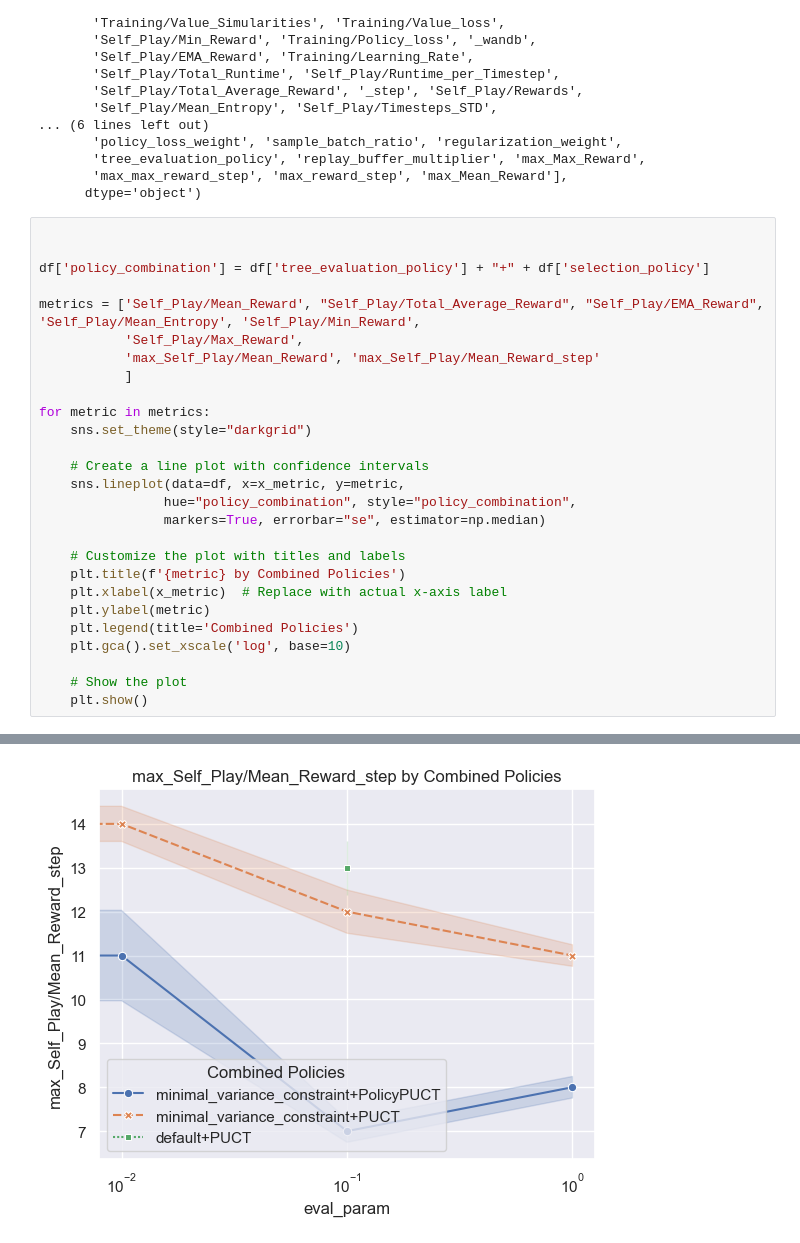
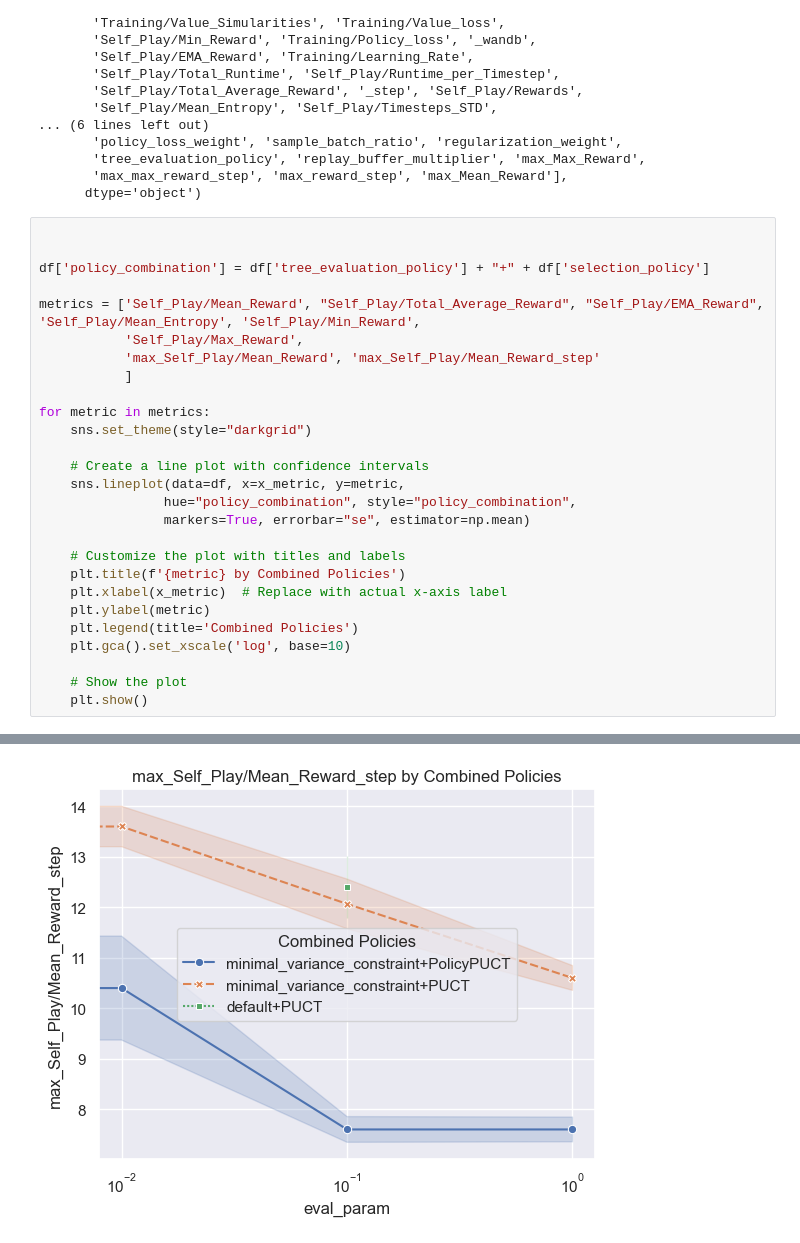
Before and after one commit to albinjal/GeneralAlphaZero, a Jupyter notebook: notebooks/first_experiment_analysis.ipynb, the cells around one changed output, grey strips where cells are left out. Drawn from its saved outputs; the diff is of its cells as text.

```diff
--- a/notebooks/first_experiment_analysis.ipynb
+++ b/notebooks/first_experiment_analysis.ipynb
@@ -83,7 +83,7 @@ for metric in metrics:
     # Create a line plot with confidence intervals
     sns.lineplot(data=df, x=x_metric, y=metric,
                 hue="policy_combination", style="policy_combination",
-                markers=True, errorbar="se", estimator=np.median)
+                markers=True, errorbar="se", estimator=np.mean)
 
     # Customize the plot with titles and labels
     plt.title(f'{metric} by Combined Policies')
@@ -105 +105 @@ for metric in metrics:
-[figure, old version]
+[figure, new version]
```
Also changed, not shown: parts of 1 cell of this notebook, 4 other files.
